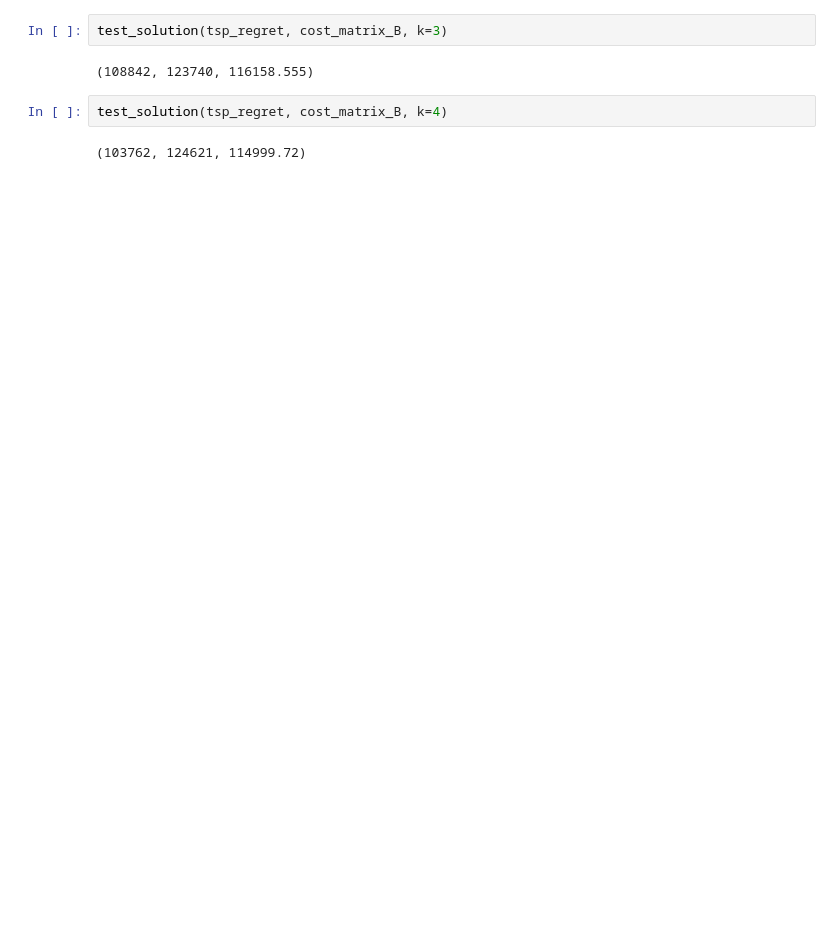
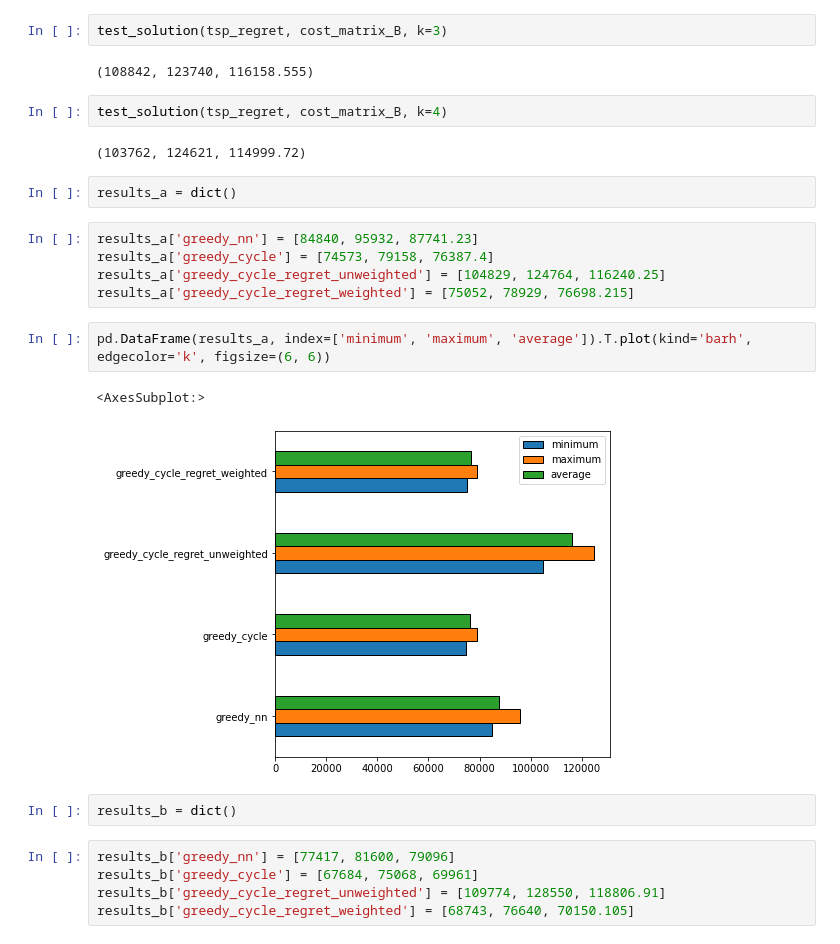
Before and after one commit to HubertRadom/EvolutionaryComputation, a Jupyter notebook: lab2/lab2.ipynb, the cells around one changed output. Cells and saved outputs as stored; diff of their text form; blank space fills up the shorter version.

```diff
--- a/lab2/lab2.ipynb
+++ b/lab2/lab2.ipynb
@@ -217,3 +244,22 @@ test_solution(tsp_regret, cost_matrix_B, k=3)
 test_solution(tsp_regret, cost_matrix_B, k=4)
 # %% [output]
 (103762, 124621, 114999.72)
+# %%
+results_a = dict()
+# %%
+results_a['greedy_nn'] = [84840, 95932, 87741.23]
+results_a['greedy_cycle'] = [74573, 79158, 76387.4]
+results_a['greedy_cycle_regret_unweighted'] = [104829, 124764, 116240.25]
+results_a['greedy_cycle_regret_weighted'] = [75052, 78929, 76698.215]
+# %%
+pd.DataFrame(results_a, index=['minimum', 'maximum', 'average']).T.plot(kind='barh', edgecolor='k', figsize=(6, 6))
+# %% [output]
+<AxesSubplot:>
+[figure, added]
+# %%
+results_b = dict()
+# %%
+results_b['greedy_nn'] = [77417, 81600, 79096]
+results_b['greedy_cycle'] = [67684, 75068, 69961]
+results_b['greedy_cycle_regret_unweighted'] = [109774, 128550, 118806.91]
+results_b['greedy_cycle_regret_weighted'] = [68743, 76640, 70150.105]
```
Also changed, not shown: parts of 20 cells of this notebook, 2 other files.
